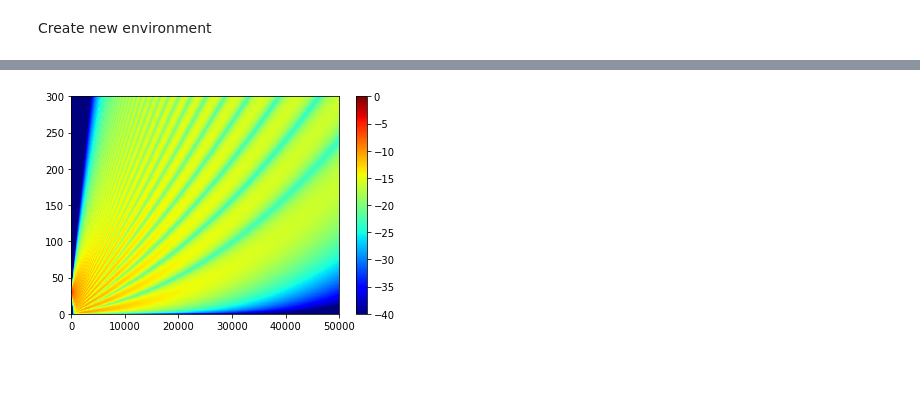
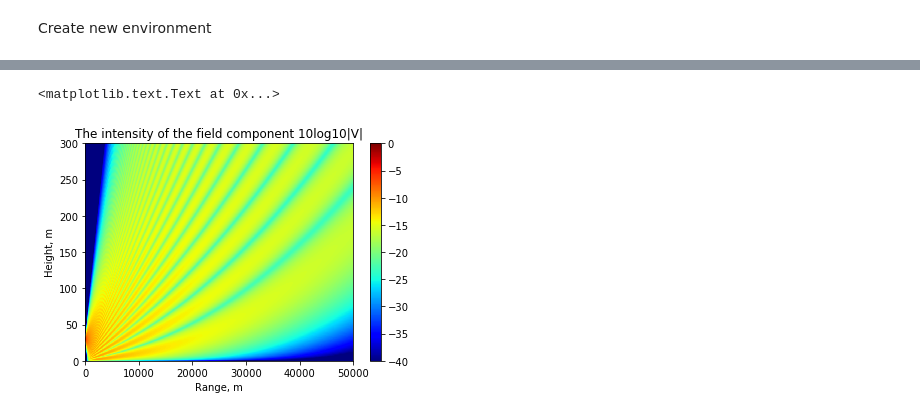
Before and after one commit to mikelytaev/wave-propagation, a Jupyter notebook: examples/petool_wrapper_example.ipynb, the cells around one changed output, grey strips where cells are left out. Cells and saved outputs as stored; diff of their text form; code cells hidden in the pictures; blank space fills up the shorter version.

```diff
--- a/examples/petool_wrapper_example.ipynb
+++ b/examples/petool_wrapper_example.ipynb
@@ -35,4 +39,8 @@ petool_vis.plot_hor(30).show()
-# %%
-petool_vis.plot2d(min=-40, max=0).show()
-# %% [output]
-[figure, removed]
+# %%
+plt = petool_vis.plot2d(min=-40, max=0)
+plt.xlabel('Range, m')
+plt.ylabel('Height, m')
+plt.title('The intensity of the field component 10log10|V|')
+# %% [output]
+<matplotlib.text.Text at 0x...>
+[figure, added]
```
Also changed, not shown: parts of 1 cell of this notebook.
